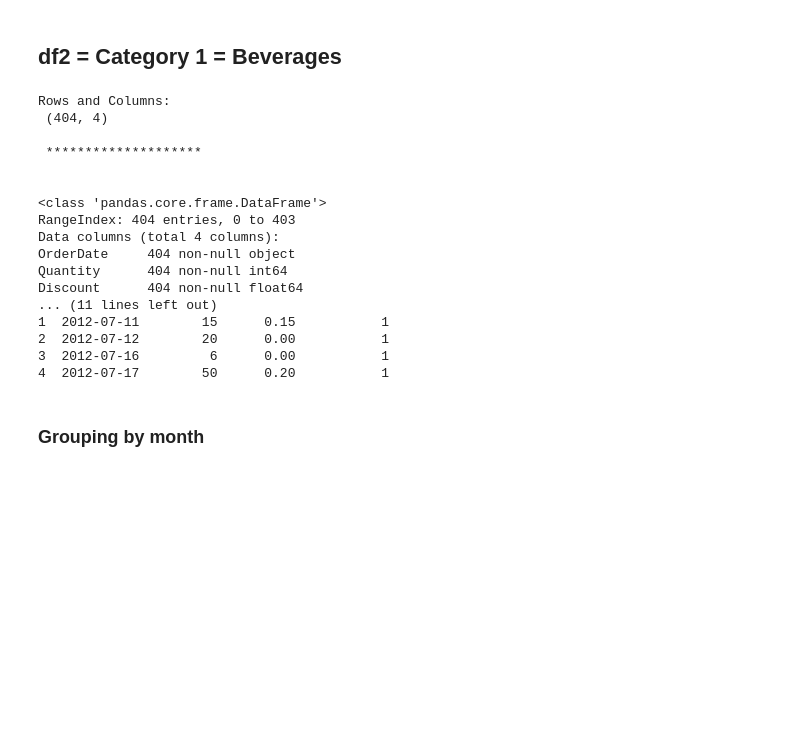
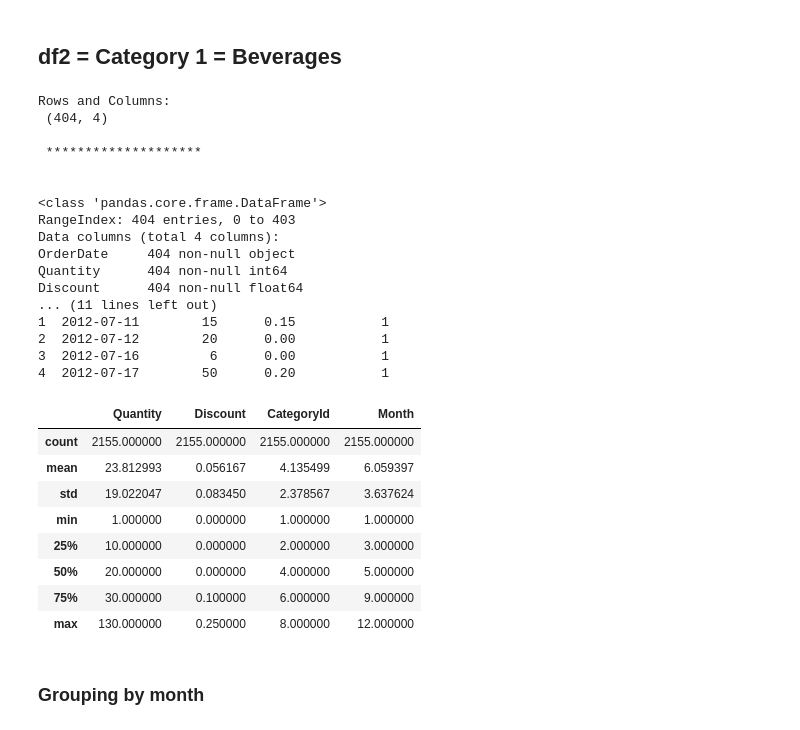
Before and after one commit to Amberlynnyandow/dsc-2-final-project-online-ds-ft-021119, a Jupyter notebook: Finished_Mod2_project.ipynb, the cells around one changed output. Drawn from its saved outputs; the diff is of its cells as text; code cells hidden in the pictures; blank space fills up the shorter version.

```diff
--- a/Finished_Mod2_project.ipynb
+++ b/Finished_Mod2_project.ipynb
@@ -328,33 +335,43 @@ df2 = pd.read_sql_query('''
 
                                 SELECT O.OrderDate, OD.Quantity, OD.Discount, CategoryId FROM [Order] AS O
                                 JOIN OrderDetail AS OD
                                 ON O.Id = OD.OrderId
                                 JOIN Product
                                 ON Product.Id = OD.ProductId
                                 WHERE Product.CategoryId = 1
 
 ''',engine)
 print('Rows and Columns:\n', df2.shape,'\n\n', '********************\n\n')
 print( df2.info(), '\n\n', '********************\n\n')
 print('Dataframe Head\n', df2.head())
+df.describe()
 # %% [output]
 Rows and Columns:
  (404, 4)
 
  ********************
 
 
 <class 'pandas.core.frame.DataFrame'>
 RangeIndex: 404 entries, 0 to 403
 Data columns (total 4 columns):
 OrderDate     404 non-null object
 Quantity      404 non-null int64
 Discount      404 non-null float64
 ... (11 lines left out)
 1  2012-07-11        15      0.15           1
 2  2012-07-12        20      0.00           1
 3  2012-07-16         6      0.00           1
 4  2012-07-17        50      0.20           1
+|  | Quantity | Discount | CategoryId | Month |
+| count | 2155.000000 | 2155.000000 | 2155.000000 | 2155.000000 |
+| mean | 23.812993 | 0.056167 | 4.135499 | 6.059397 |
+| std | 19.022047 | 0.083450 | 2.378567 | 3.637624 |
+| min | 1.000000 | 0.000000 | 1.000000 | 1.000000 |
+| 25% | 10.000000 | 0.000000 | 2.000000 | 3.000000 |
+| 50% | 20.000000 | 0.000000 | 4.000000 | 5.000000 |
+| 75% | 30.000000 | 0.100000 | 6.000000 | 9.000000 |
+| max | 130.000000 | 0.250000 | 8.000000 | 12.000000 |
 # %% [markdown]
 ### Grouping by month
 # %%
```
Also changed, not shown: parts of 11 cells of this notebook.
